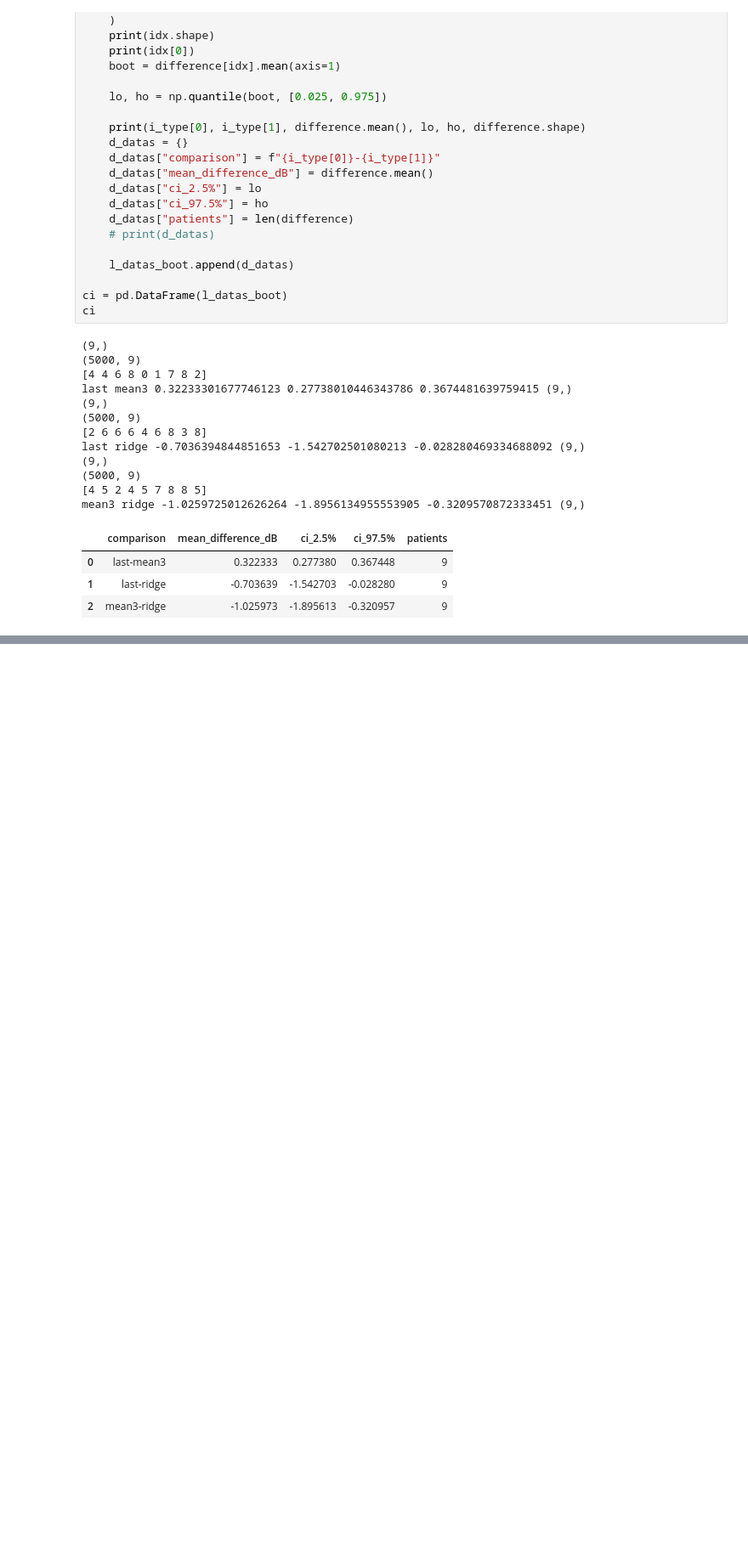
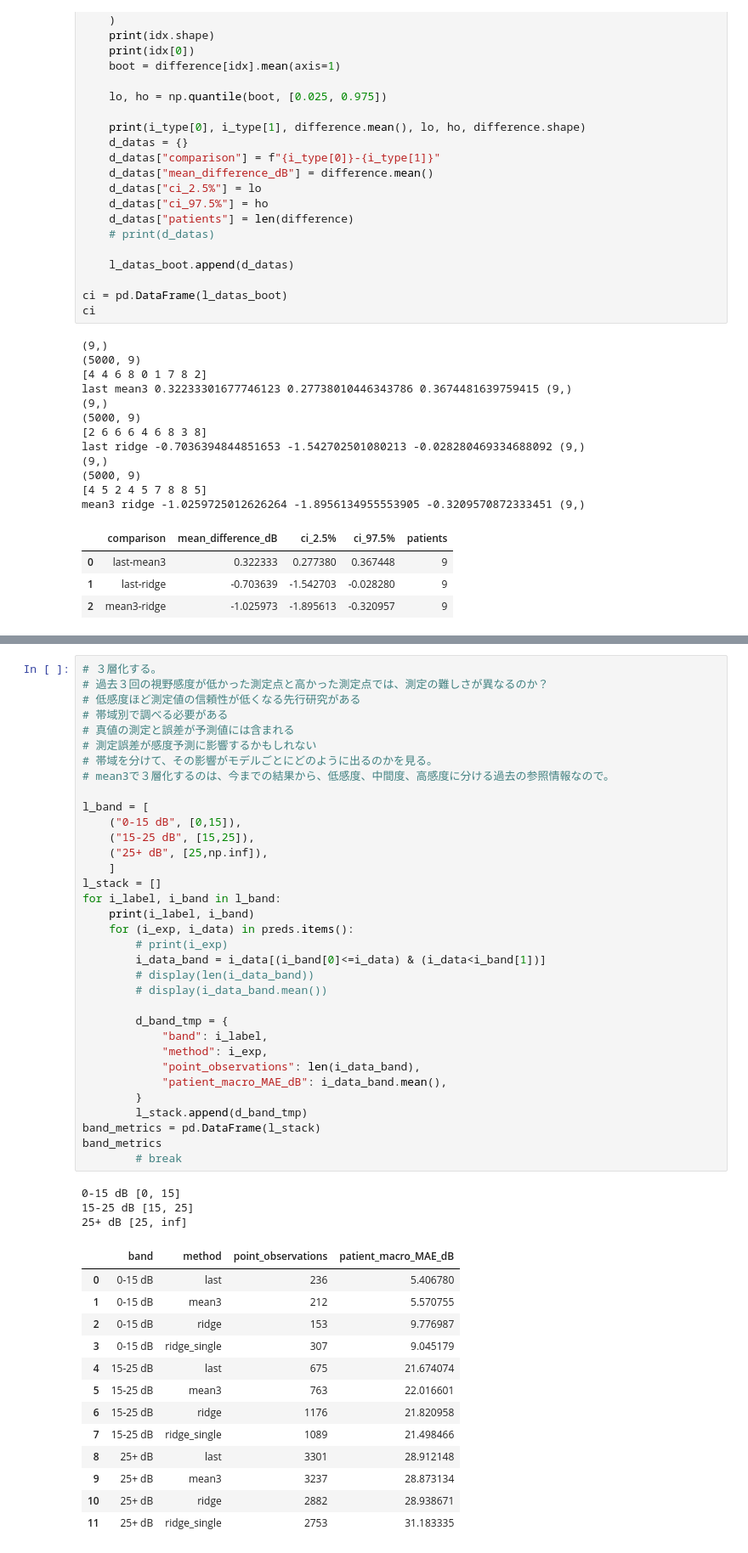
Before and after one commit to kuroganegames/biosignal_training, a Jupyter notebook: findex_halfday/try_hadlfday.ipynb, the cells around one changed output, grey strips where cells are left out. Shown at 85% size. Cells and saved outputs as stored; diff of their text form; blank space fills up the shorter version.

```diff
--- a/findex_halfday/try_hadlfday.ipynb
+++ b/findex_halfday/try_hadlfday.ipynb
@@ -997,0 +1092,51 @@ mean3 ridge -1.0259725012626264 -1.8956134955553905 -0.3209570872333451 (9,)
+# %%
+# ３層化する。
+# 過去３回の視野感度が低かった測定点と高かった測定点では、測定の難しさが異なるのか？
+# 低感度ほど測定値の信頼性が低くなる先行研究がある
+# 帯域別で調べる必要がある
+# 真値の測定と誤差が予測値には含まれる
+# 測定誤差が感度予測に影響するかもしれない
+# 帯域を分けて、その影響がモデルごとにどのように出るのかを見る。
+# mean3で３層化するのは、今までの結果から、低感度、中間度、高感度に分ける過去の参照情報なので。
+
+l_band = [
+    ("0-15 dB", [0,15]),
+    ("15-25 dB", [15,25]),
+    ("25+ dB", [25,np.inf]),
+    ]
+l_stack = []
+for i_label, i_band in l_band:
+    print(i_label, i_band)
+    for (i_exp, i_data) in preds.items():
+        # print(i_exp)
+        i_data_band = i_data[(i_band[0]<=i_data) & (i_data<i_band[1])]
+        # display(len(i_data_band))
+        # display(i_data_band.mean())
+
+        d_band_tmp = {
+            "band": i_label,
+            "method": i_exp,
+            "point_observations": len(i_data_band),
+            "patient_macro_MAE_dB": i_data_band.mean(),
+        }
+        l_stack.append(d_band_tmp)
+band_metrics = pd.DataFrame(l_stack)
+band_metrics
+        # break
+# %% [output]
+0-15 dB [0, 15]
+15-25 dB [15, 25]
+25+ dB [25, inf]
+|  | band | method | point_observations | patient_macro_MAE_dB |
+| 0 | 0-15 dB | last | 236 | 5.406780 |
+| 1 | 0-15 dB | mean3 | 212 | 5.570755 |
+| 2 | 0-15 dB | ridge | 153 | 9.776987 |
+| 3 | 0-15 dB | ridge_single | 307 | 9.045179 |
+| 4 | 15-25 dB | last | 675 | 21.674074 |
+| 5 | 15-25 dB | mean3 | 763 | 22.016601 |
+| 6 | 15-25 dB | ridge | 1176 | 21.820958 |
+| 7 | 15-25 dB | ridge_single | 1089 | 21.498466 |
+| 8 | 25+ dB | last | 3301 | 28.912148 |
+| 9 | 25+ dB | mean3 | 3237 | 28.873134 |
+| 10 | 25+ dB | ridge | 2882 | 28.938671 |
+| 11 | 25+ dB | ridge_single | 2753 | 31.183335 |
```
Also changed, not shown: parts of 4 cells of this notebook.
